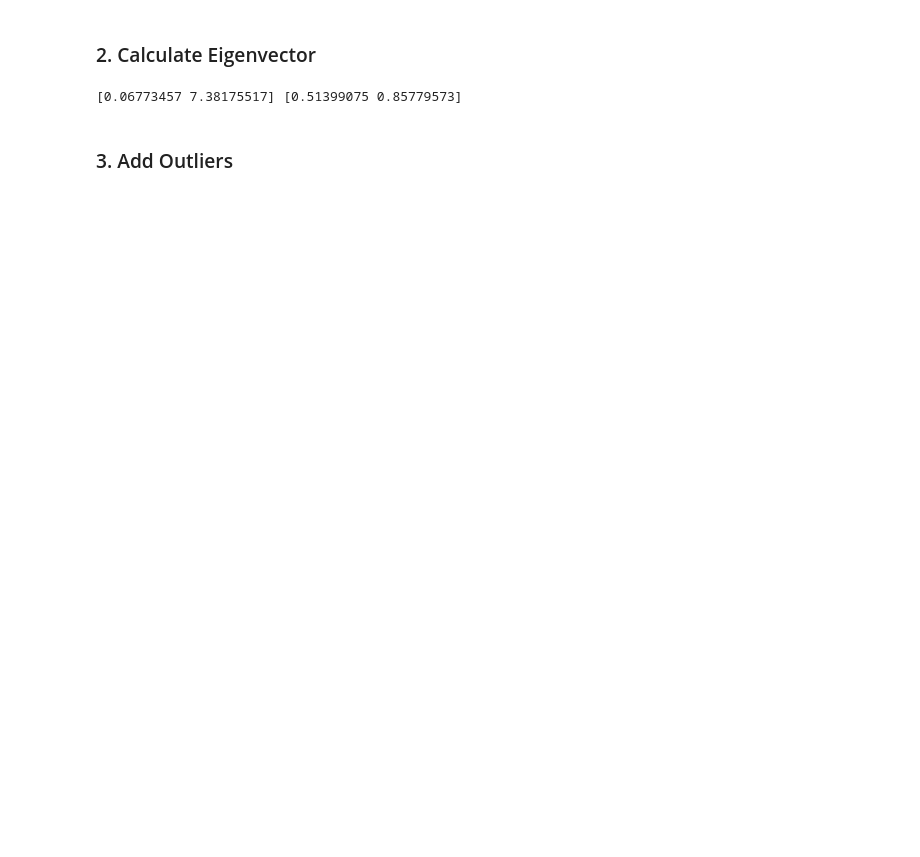
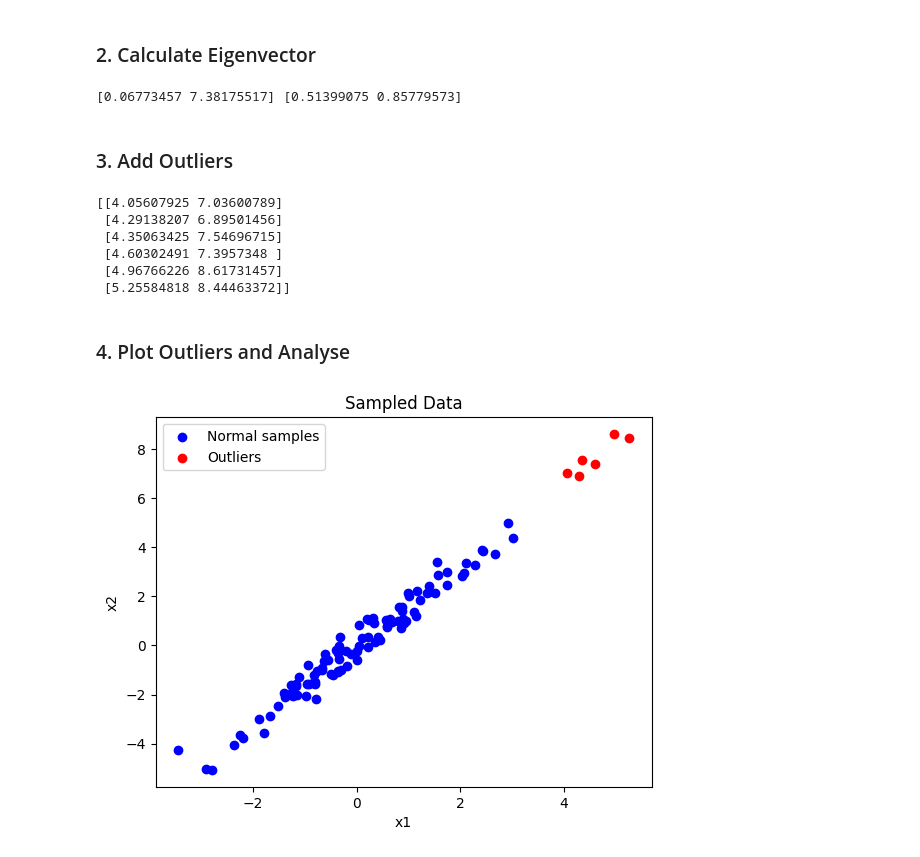
Before and after one commit to pbahde2/UL-Exercise-Sheet-8, a Jupyter notebook: ul_task8.ipynb, the cells around one changed output. Saved outputs shown, nothing was run; the diff lists cells and outputs as text; code cells hidden in the pictures; blank space fills up the shorter version.

```diff
--- a/ul_task8.ipynb
+++ b/ul_task8.ipynb
@@ -43,29 +46,40 @@ print(eigvals, v1)                         # v1 already normalized
 # %% [markdown]
 ### 3. Add Outliers
 # %%
-# --- chi^2 quantiles for df=2 (no scipy needed) ---
-CHI2_DF2 = {
-    0.99:  9.210340371976184,
-    0.995: 10.596634733096073,
-    0.999: 13.815510557964274
-}
-
-def rot(theta_deg: float) -> np.ndarray:
-    t = radians(theta_deg)
+def rot(theta):
+    t = radians(theta)
     return np.array([[cos(t), -sin(t)],
                      [sin(t),  cos(t)]], dtype=float)
 
-# --- matrix square root Sigma^(1/2) via eigen-decomposition ---
-eigvals, eigvecs = np.linalg.eigh(SigmaXZ)
 Sigma_sqrt = eigvecs @ np.diag(np.sqrt(eigvals)) @ eigvecs.T
 
 outliers = []
 for q in (0.99, 0.995, 0.999):
-    c_q = CHI2_DF2[q]
+    c_q = chi2.ppf(q, df=2)
     for theta in (+10.0, -10.0):
         u = rot(theta) @ v1
-        u = u / np.linalg.norm(u)              # unit direction
-        x_out = muXZ + sqrt(c_q) * (Sigma_sqrt @ u)
+        u = u / np.linalg.norm(u)          # normalized unit direction
+        x_out = mean + sqrt(c_q) * (Sigma_sqrt @ u)
         outliers.append(x_out)
 
-outliers = np.array(outliers)  # shape (6,2)
+outliers = np.array(outliers)  # shape (6, 2)
+print(outliers)
+# %% [output]
+[[4.05607925 7.03600789]
+ [4.29138207 6.89501456]
+ [4.35063425 7.54696715]
+ [4.60302491 7.3957348 ]
+ [4.96766226 8.61731457]
+ [5.25584818 8.44463372]]
+# %% [markdown]
+### 4. Plot Outliers and Analyse
+# %%
+plt.scatter(samples[:,0], samples[:,1], color="blue", label="Normal samples")
+plt.scatter(outliers[:,0], outliers[:,1], color="red", label="Outliers")
+plt.xlabel("x1")
+plt.ylabel("x2")
+plt.title("Sampled Data")
+plt.legend()
+plt.show()
+# %% [output]
+[figure, added]
```
Also changed, not shown: parts of 19 cells of this notebook.
